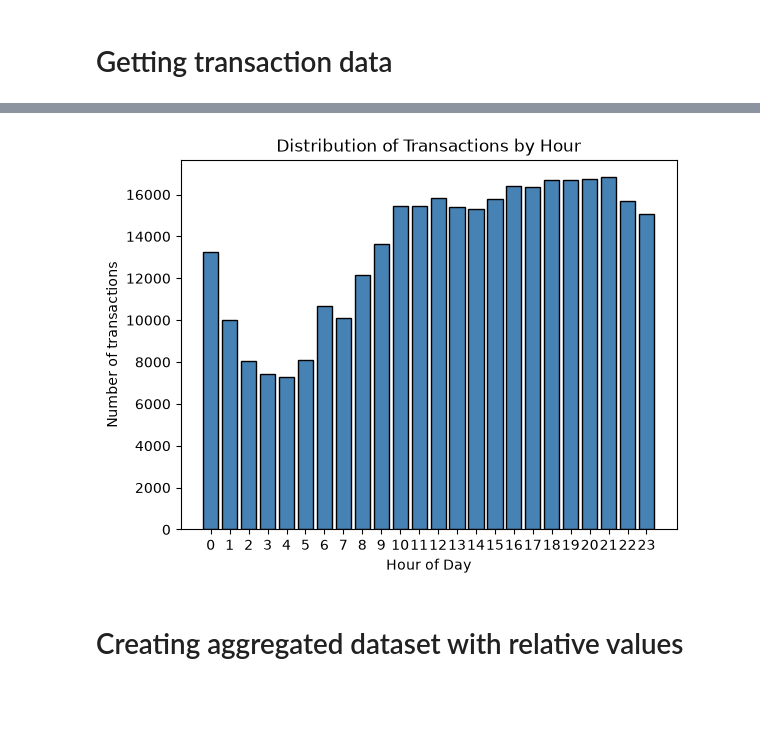
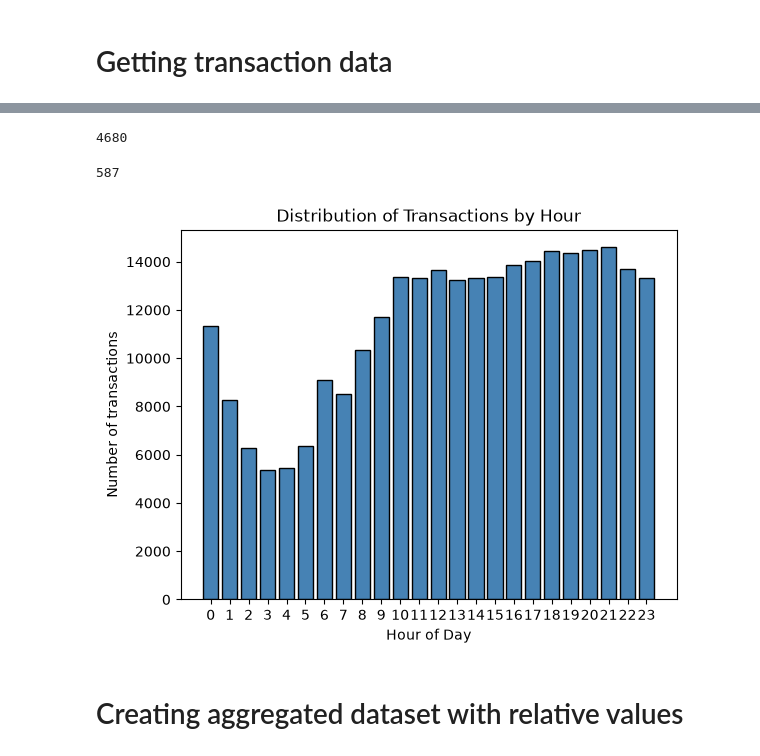
Before and after one commit to MatejDuk/btc_timezone_analysis, a Jupyter notebook: data_preprocessing/data_preprocessing.ipynb, the cells around one changed output, grey strips where cells are left out. Saved outputs shown, nothing was run; the diff lists cells and outputs as text; code cells hidden in the pictures; blank space fills up the shorter version.

```diff
--- a/data_preprocessing/data_preprocessing.ipynb
+++ b/data_preprocessing/data_preprocessing.ipynb
@@ -51,0 +175,10 @@ data.head()
+# %%
+# Assuming your list of dictionaries is named 'matching_groups'
+entities_to_exclude = []
+
+for group in matching_groups:
+    # Slice the list from index 1 to the end to grab everything EXCEPT the first entity
+    entities_to_exclude.extend(group['entities'][1:])
+
+print(entities_to_exclude)
+len(entities_to_exclude)
@@ -51,0 +188,8 @@ data.head()
+# %%
+list_of_included_entities = ["Entity 24969", "Entity 25189", "Entity 2569", "Entity 29162", "Entity 332"]
+for group in mismatching_groups:
+    # Slice the list from index 1 to the end to grab everything EXCEPT the first entity
+    entities_to_exclude.extend(group['entities'])
+
+print(entities_to_exclude)
+len(entities_to_exclude)
@@ -51,0 +199,5 @@ data.head()
+# %%
+# Converts to sets, subtracts, and converts back to a list
+entities_to_exclude = list(set(entities_to_exclude) - set(list_of_included_entities))
+print(entities_to_exclude)
+len(entities_to_exclude)
@@ -51,0 +207,4 @@ data.head()
+# %%
+data = data[~data["entity"].isin(entities_to_exclude)]
+print(len(data[["entity", "timezone", "is_regional_location"]].drop_duplicates()[data["is_regional_location"] == 1]))
+data[["entity", "timezone", "is_regional_location"]].drop_duplicates()[data["is_regional_location"] == 0].head()
@@ -130,17 +297,26 @@ len(db_final[db_final["mempool_entry_time"] >= "2022-02-27 21:09:19"])
+# %%
+num_distinct_entities = db_final["entity"].nunique()
+print(num_distinct_entities)
+# %% [output]
+4680
+# %%
+len(db_final[["entity", "is_regional_location"]].drop_duplicates()[db_final["is_regional_location"] == 1])
+# %% [output]
+587
 # %%
 #General  graph of transaction activity tranformed to UTC +0:00
-counts, bins, patches = plt.hist(db_final["time_adjusted"].dt.hour, bins=np.arange(25),
+counts, bins, patches = plt.hist(db_final[db_final["is_regional_location"] == 0]["time_adjusted"].dt.hour, bins=np.arange(25),
                                  rwidth=0.8, color='steelblue', edgecolor='black')
 
 plt.xticks(np.arange(24) + 0.5, labels=range(24))
 
 plt.title("Distribution of Transactions by Hour")
 plt.xlabel("Hour of Day")
 plt.ylabel("Number of transactions")
 
 plt.show()
 # %% [output]
-[figure, old version]
+[figure, new version]
 # %% [markdown]
 # Creating aggregated dataset with relative values
 # %%
```
Also changed, not shown: parts of 25 cells of this notebook, 5 other files.
